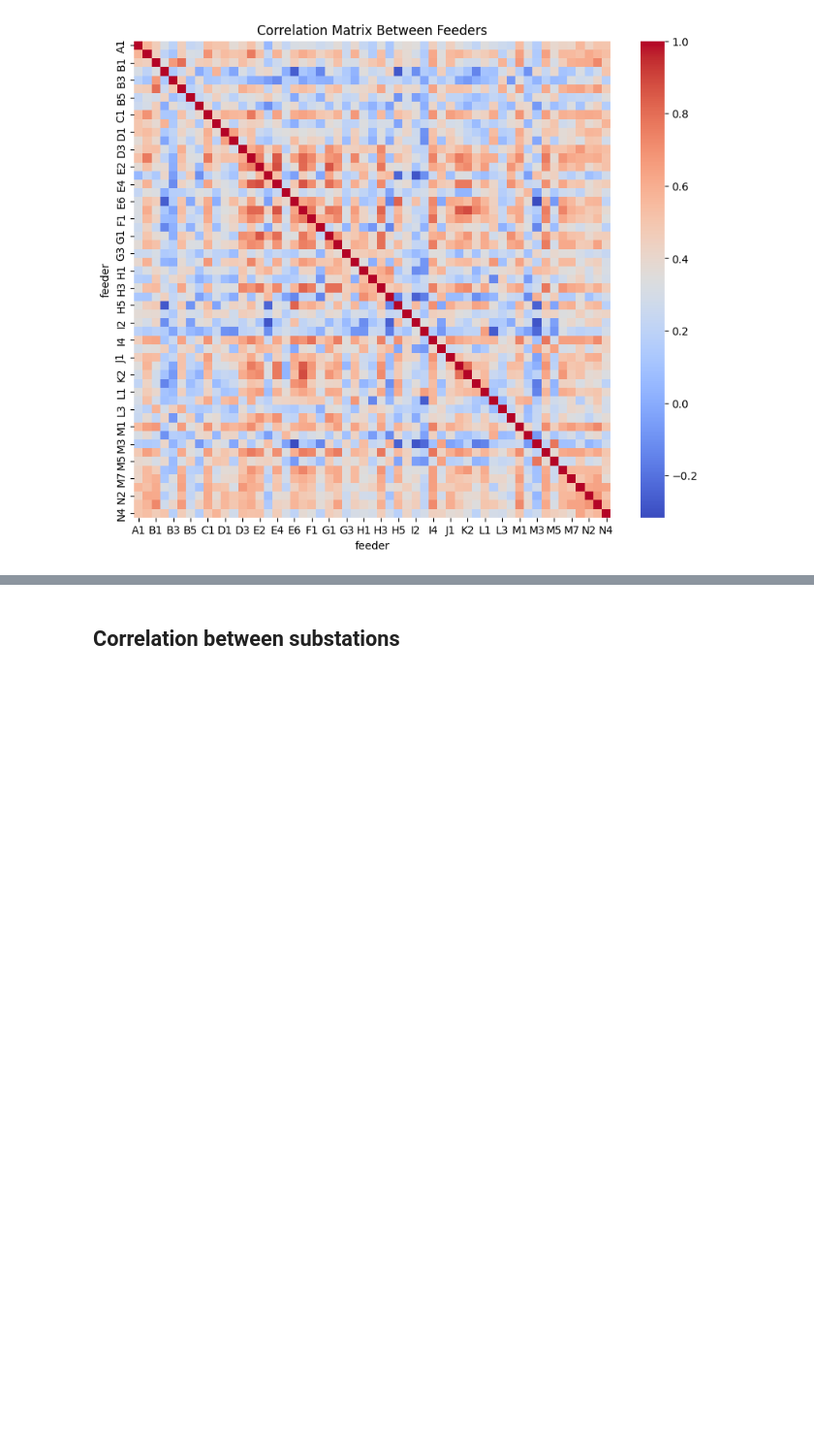
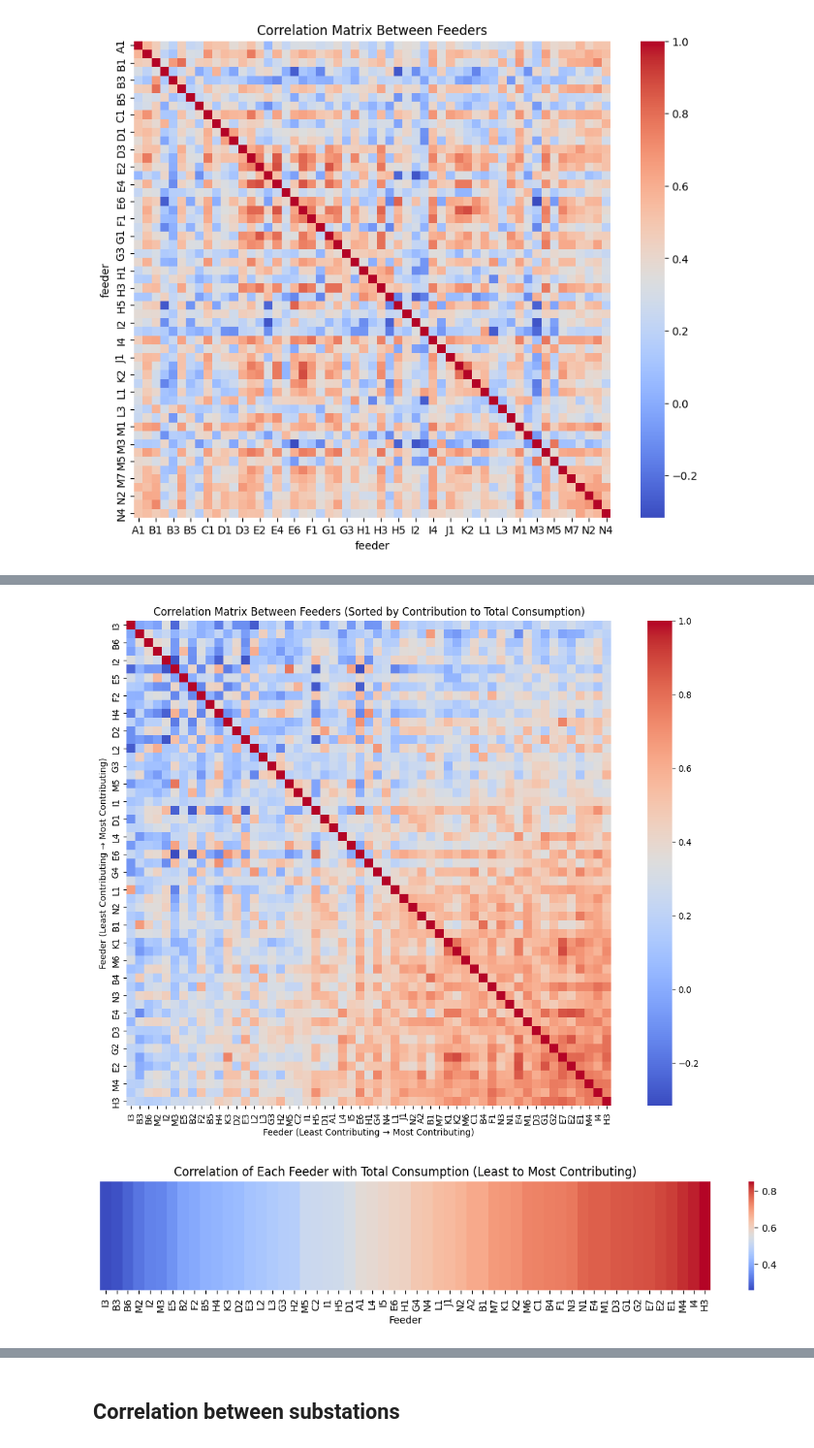
Before and after one commit to NicolaiBaklund/IT3212, a Jupyter notebook: notebooks/Paraguay/correlation.ipynb, the cells around one changed output, grey strips where cells are left out. Shown at 97% size. Cells and saved outputs as stored; diff of their text form; code cells hidden in the pictures; blank space fills up the shorter version.

```diff
--- a/notebooks/Paraguay/correlation.ipynb
+++ b/notebooks/Paraguay/correlation.ipynb
@@ -87,0 +68,37 @@ plt.show()
+# %%
+# Compute correlation between each feeder and total consumption
+feeder_total_corr = pivot_df.apply(lambda col: col.corr(total_consumption))
+
+# Sort columns by their correlation with total consumption (ascending order: least to most contributing)
+sorted_by_total_corr = feeder_total_corr.sort_values().index.tolist()
+
+# Plot the correlation matrix with columns sorted by contribution to total consumption
+plt.figure(figsize=(15, 10))
+sns.heatmap(
+    pivot_df[sorted_by_total_corr].corr(),
+    annot=False,
+    cmap='coolwarm',
+    fmt='.2f',
+    square=True
+)
+plt.title('Correlation Matrix Between Feeders (Sorted by Contribution to Total Consumption)')
+plt.xlabel('Feeder (Least Contributing → Most Contributing)')
+plt.ylabel('Feeder (Least Contributing → Most Contributing)')
+plt.show()
+
+# Compute correlation between each feeder's time series and the total consumption (sum across all feeders at each time)
+total_consumption = pivot_df.sum(axis=1)
+feeder_total_corr = pivot_df.apply(lambda col: col.corr(total_consumption))
+
+# Display the correlation values (reverse order - lowest to highest correlation)
+feeder_total_corr = feeder_total_corr.sort_values(ascending=True)
+
+plt.figure(figsize=(14, 2))
+sns.heatmap(feeder_total_corr.to_frame().T, annot=False, cmap='coolwarm', cbar=True)
+plt.title('Correlation of Each Feeder with Total Consumption (Least to Most Contributing)')
+plt.yticks([])
+plt.xlabel('Feeder')
+plt.show()
+# %% [output]
+[figure, added]
+[figure, added]
```
Also changed, not shown: parts of 6 cells of this notebook, 2 other files.
